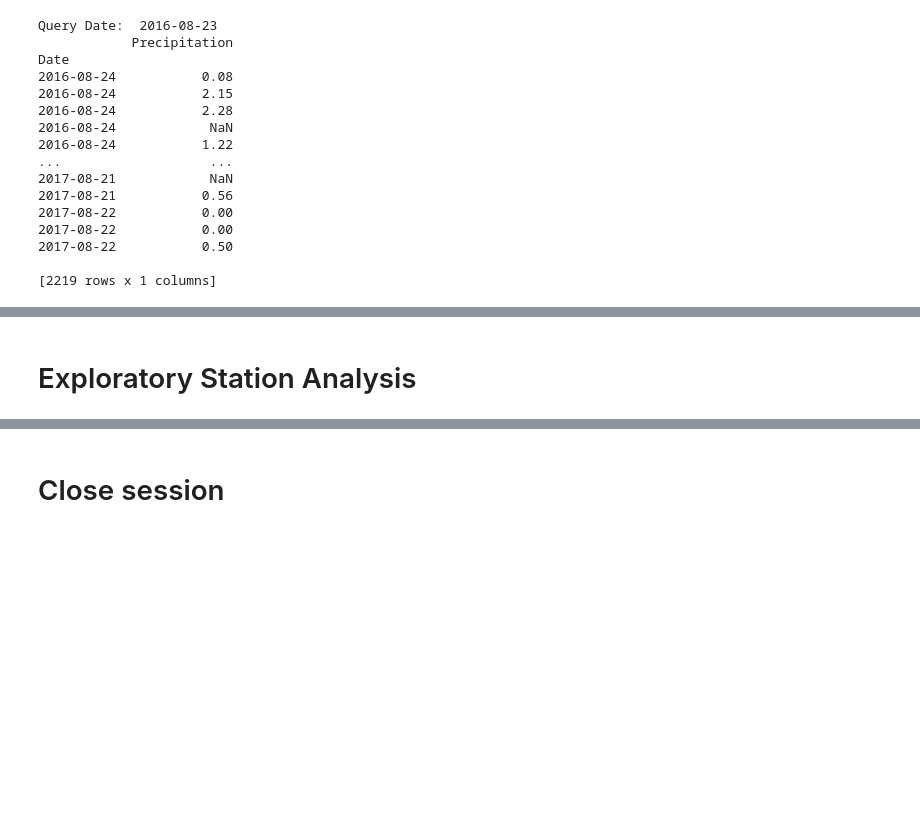
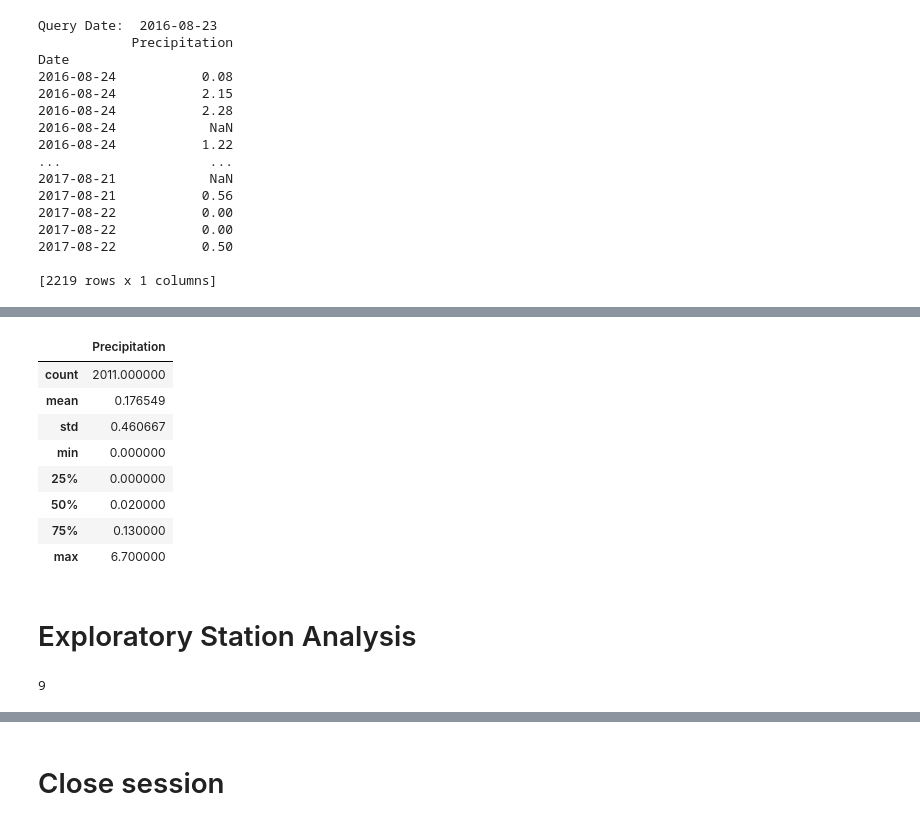
Before and after one commit to Mathi2702/sqlalchemy-challenge, a Jupyter notebook: SurfsUp/climate_starter.ipynb, the cells around one changed output, grey strips where cells are left out. Saved outputs shown, nothing was run; the diff lists cells and outputs as text; code cells hidden in the pictures; blank space fills up the shorter version.

Commit message:
Completed station analysis

```diff
--- a/SurfsUp/climate_starter.ipynb
+++ b/SurfsUp/climate_starter.ipynb
@@ -119,9 +134,24 @@ Date
 # %%
 # Use Pandas to calcualte the summary statistics for the precipitation data
+sort_prec_df.describe()
+# %% [output]
+|  | Precipitation |
+| count | 2011.000000 |
+| mean | 0.176549 |
+| std | 0.460667 |
+| min | 0.000000 |
+| 25% | 0.000000 |
+| 50% | 0.020000 |
+| 75% | 0.130000 |
+| max | 6.700000 |
 # %% [markdown]
 # Exploratory Station Analysis
 # %%
 # Design a query to calculate the total number stations in the dataset
+stations_count = session.query(func.count(func.distinct(station.station))).first()[0]
+stations_count
+# %% [output]
+9
 # %%
 # Design a query to find the most active stations (i.e. what stations have the most rows?)
 # List the stations and the counts in descending order.
```
Also changed, not shown: parts of 6 cells of this notebook, 1 other file.
